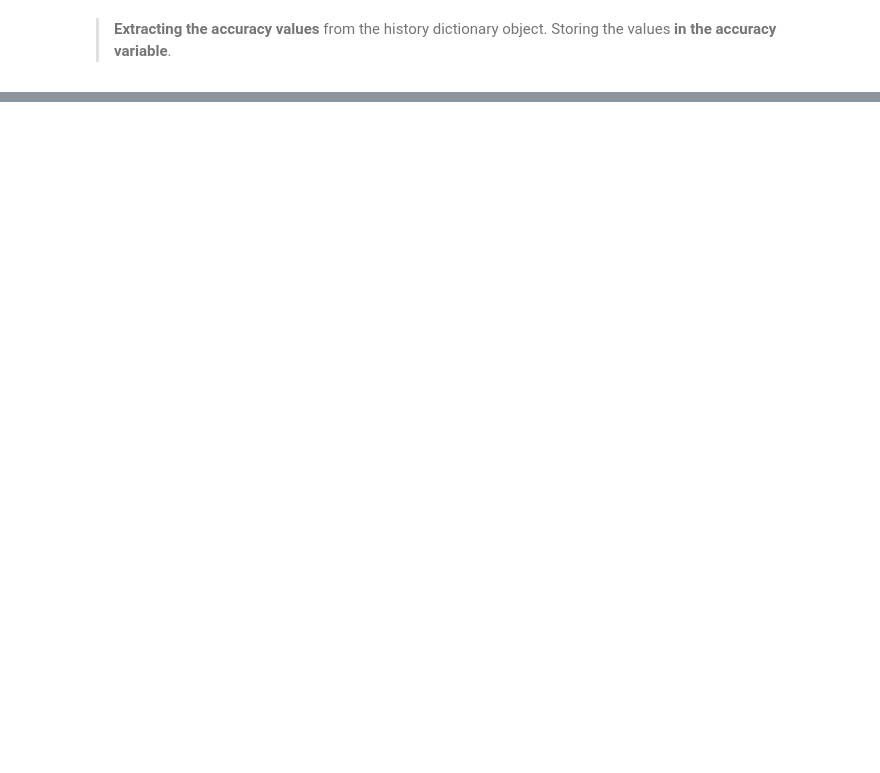
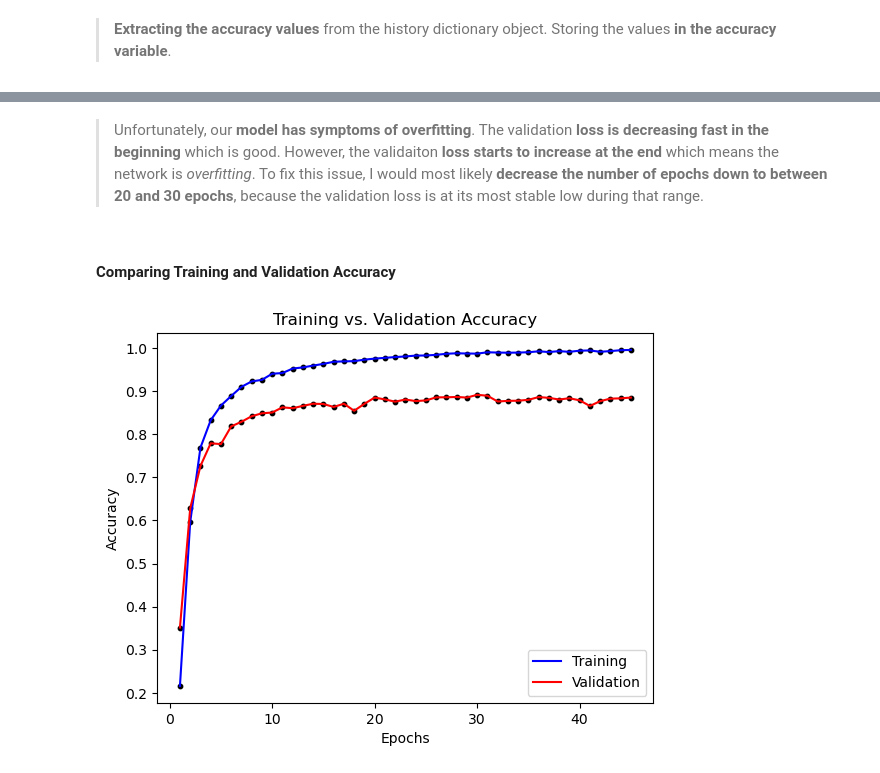
Before and after one commit to redayzarra/CNN_TrafficSigns, a Jupyter notebook: Traffic_Sign_Classfication.ipynb, the cells around one changed output, grey strips where cells are left out. Saved outputs shown, nothing was run; the diff lists cells and outputs as text; code cells hidden in the pictures; blank space fills up the shorter version.

```diff
--- a/Traffic_Sign_Classfication.ipynb
+++ b/Traffic_Sign_Classfication.ipynb
@@ -461,0 +522,21 @@ epochs = range(1, len(accuracy) + 1)
+# %% [markdown]
+> Unfortunately, our **model has symptoms of overfitting**. The validation **loss is decreasing fast in the beginning** which is good. However, the validaiton **loss starts to increase at the end** which means the network is *overfitting*. To fix this issue, I would most likely **decrease the number of epochs down to between 20 and 30 epochs**, because the validation loss is at its most stable low during that range.
+# %% [markdown]
+#### Comparing Training and Validation Accuracy
+# %%
+plt.plot(epochs, accuracy, color = 'blue')
+plt.plot(epochs, valid_accuracy, color = 'red')
+
+plt.scatter(epochs, accuracy, color = 'black', sizes = [10])
+plt.scatter(epochs, valid_accuracy, color = 'black', sizes = [10])
+
+
+plt.title('Training vs. Validation Accuracy')
+plt.xlabel('Epochs')
+plt.ylabel('Accuracy')
+
+plt.legend(['Training', 'Validation'])
+
+plt.show()
+# %% [output]
+[figure, added]
```
Also changed, not shown: parts of 44 cells of this notebook, 1 other file.
